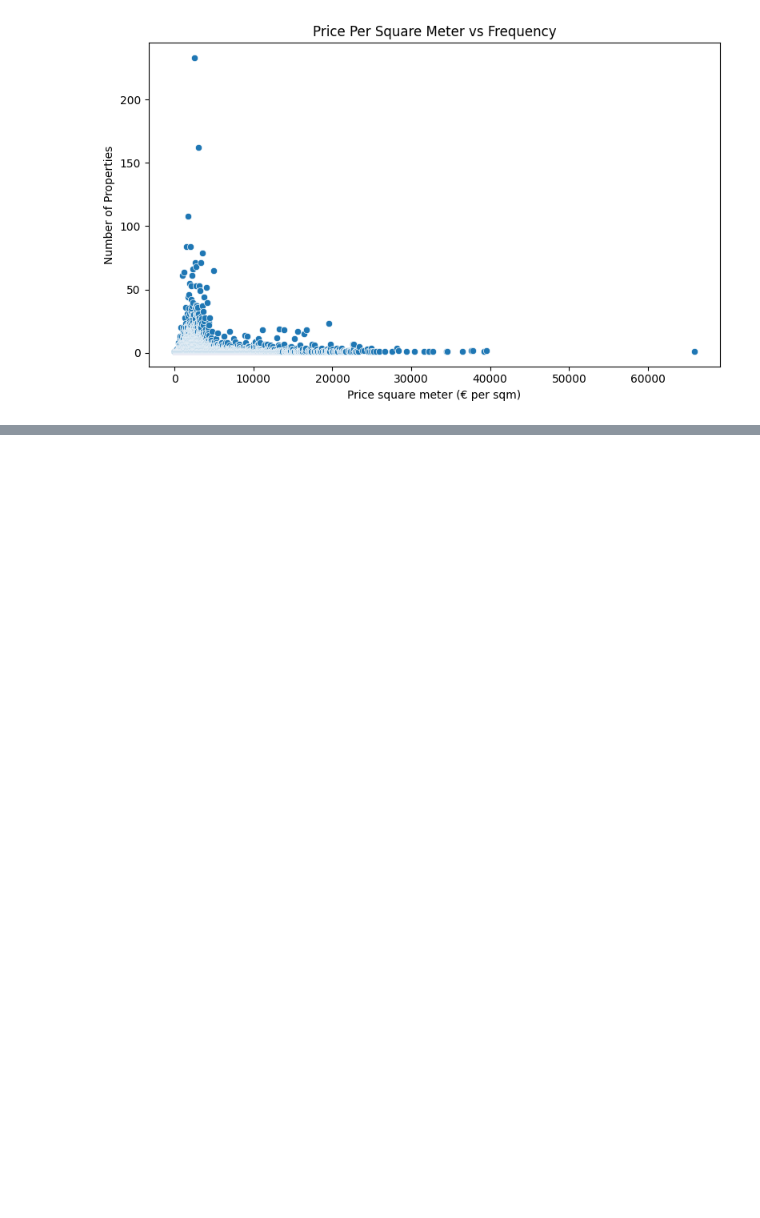
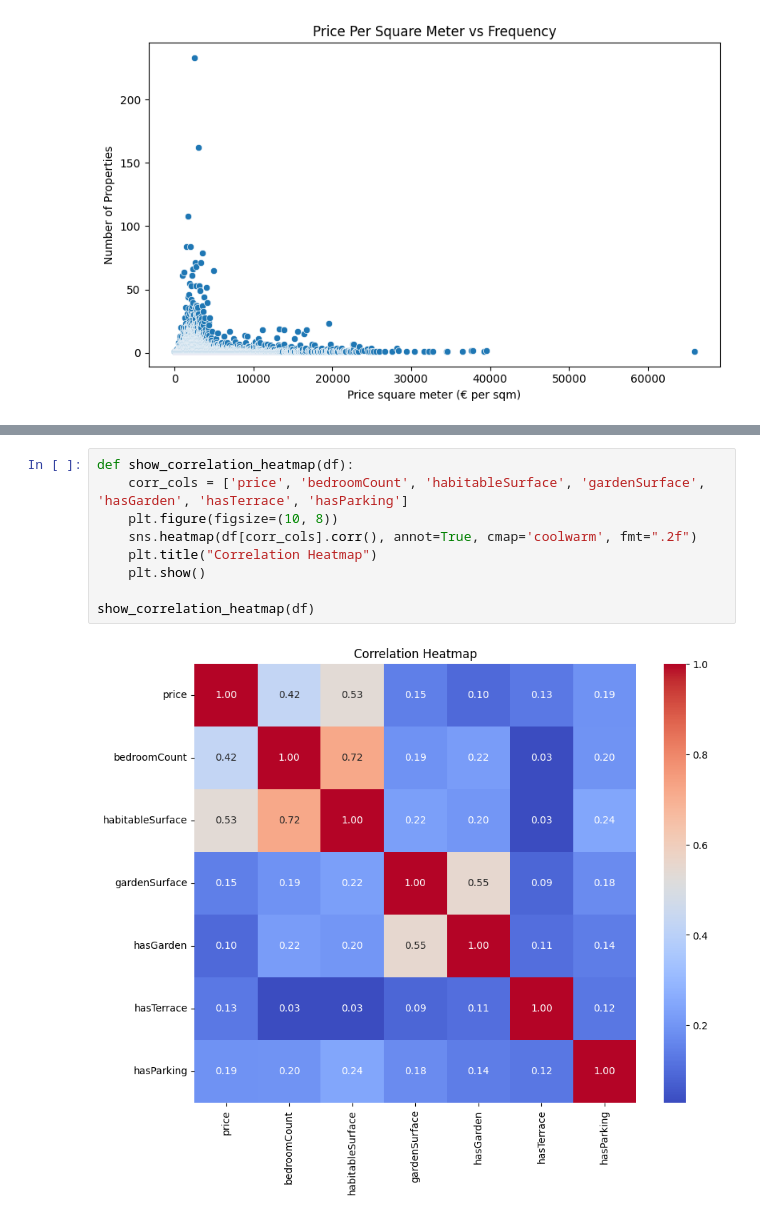
Before and after one commit to fhaulot/Immo-Eliza-data-analysis, a Jupyter notebook: final_visuals_notebook.ipynb, the cells around one changed output, grey strips where cells are left out. Drawn from its saved outputs; the diff is of its cells as text; blank space fills up the shorter version.

```diff
--- a/final_visuals_notebook.ipynb
+++ b/final_visuals_notebook.ipynb
@@ -87,0 +72,11 @@ plt.show()
+# %%
+def show_correlation_heatmap(df):
+    corr_cols = ['price', 'bedroomCount', 'habitableSurface', 'gardenSurface', 'hasGarden', 'hasTerrace', 'hasParking']
+    plt.figure(figsize=(10, 8))
+    sns.heatmap(df[corr_cols].corr(), annot=True, cmap='coolwarm', fmt=".2f")
+    plt.title("Correlation Heatmap")
+    plt.show()
+
+show_correlation_heatmap(df)
+# %% [output]
+[figure, added]
```
Also changed, not shown: parts of 12 cells of this notebook, 1 other file.
